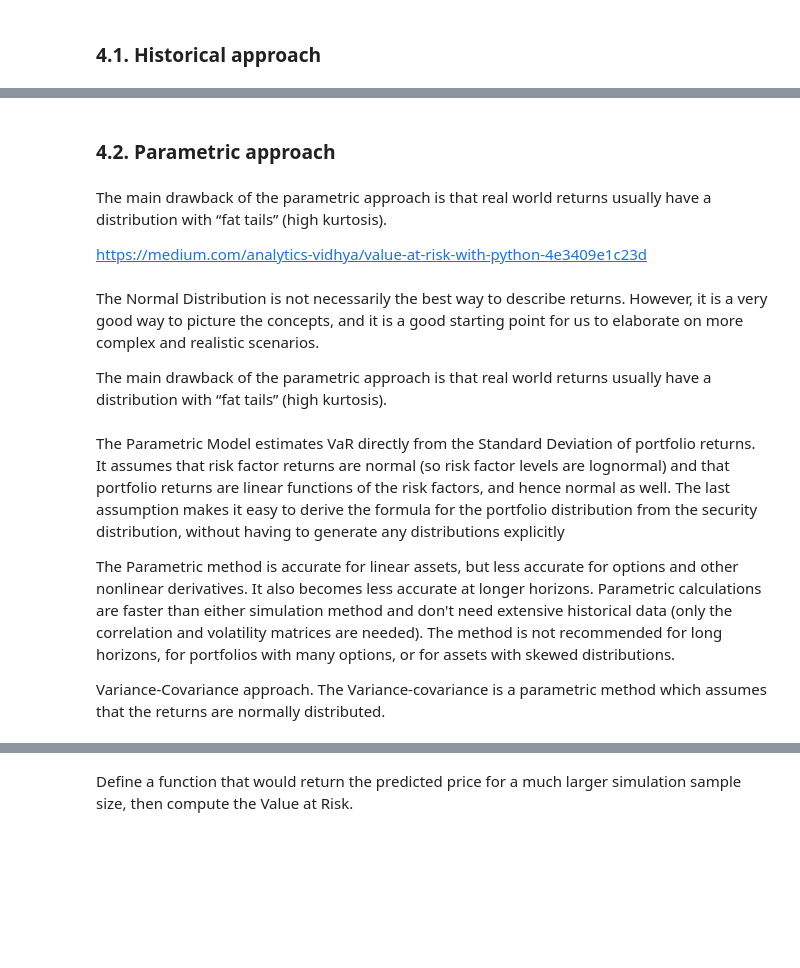
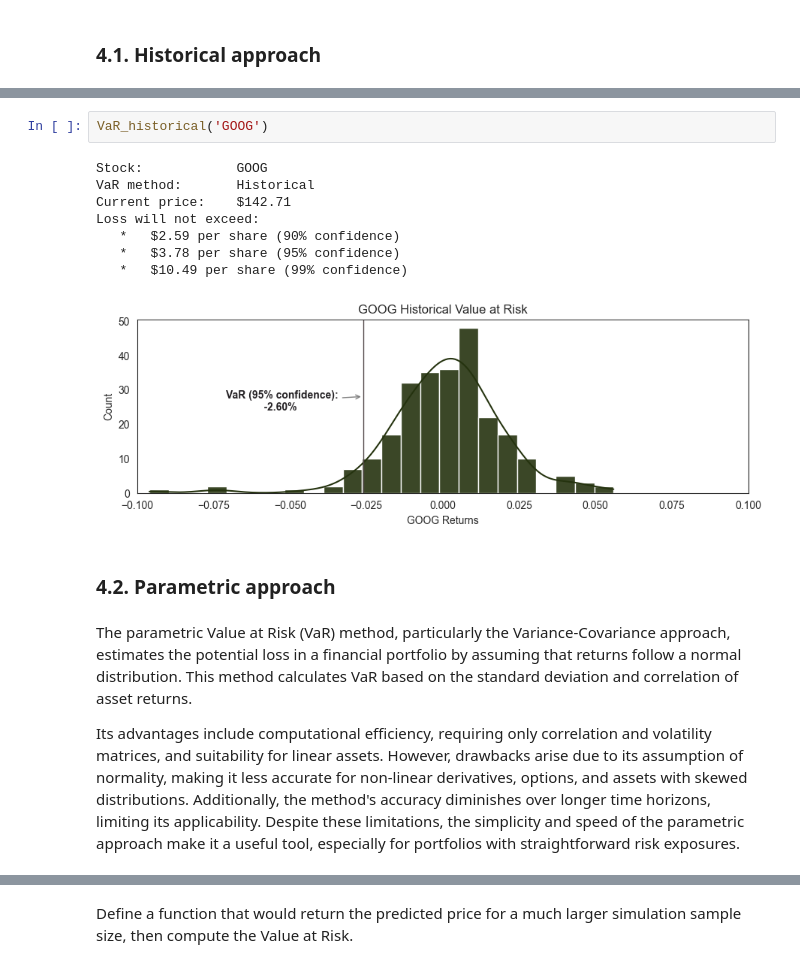
Before and after one commit to kellyle404/Risk_analysis_tech_stocks, a Jupyter notebook: finance.ipynb, the cells around one changed output, grey strips where cells are left out. Drawn from its saved outputs; the diff is of its cells as text; blank space fills up the shorter version.

```diff
--- a/finance.ipynb
+++ b/finance.ipynb
@@ -353,20 +376,21 @@ Loss will not exceed:
+# %%
+VaR_historical('GOOG')
+# %% [output]
+Stock:            GOOG
+VaR method:       Historical
+Current price:    $142.71
+Loss will not exceed:
+   *   $2.59 per share (90% confidence)
+   *   $3.78 per share (95% confidence)
+   *   $10.49 per share (99% confidence)
+[figure, added]
 # %% [markdown]
 <a name="parametric"></a>
 ### **4.2. Parametric approach**
-# %% [markdown]
-The main drawback of the parametric approach is that real world returns usually have a distribution with “fat tails” (high kurtosis).
-
-https://medium.com/analytics-vidhya/value-at-risk-with-python-4e3409e1c23d
-# %% [markdown]
-The Normal Distribution is not necessarily the best way to describe returns. However, it is a very good way to picture the concepts, and it is a good starting point for us to elaborate on more complex and realistic scenarios.
-
-The main drawback of the parametric approach is that real world returns usually have a distribution with “fat tails” (high kurtosis).
-# %% [markdown]
-The Parametric Model estimates VaR directly from the Standard Deviation of portfolio returns. It assumes that risk factor returns are normal (so risk factor levels are lognormal) and that portfolio returns are linear functions of the risk factors, and hence normal as well. The last assumption makes it easy to derive the formula for the portfolio distribution from the security distribution, without having to generate any distributions explicitly
-
-The Parametric method is accurate for linear assets, but less accurate for options and other non­linear derivatives. It also becomes less accurate at longer horizons. Parametric calculations are faster than either simulation method and don't need extensive historical data (only the correlation and volatility matrices are needed). The method is not recommended for long horizons, for portfolios with many options, or for assets with skewed distributions.
-
-Variance-Covariance approach. The Variance-covariance is a parametric method which assumes that the returns are normally distributed.
+# %% [markdown]
+The parametric Value at Risk (VaR) method, particularly the Variance-Covariance approach, estimates the potential loss in a financial portfolio by assuming that returns follow a normal distribution. This method calculates VaR based on the standard deviation and correlation of asset returns.
+
+Its advantages include computational efficiency, requiring only correlation and volatility matrices, and suitability for linear assets. However, drawbacks arise due to its assumption of normality, making it less accurate for non-linear derivatives, options, and assets with skewed distributions. Additionally, the method's accuracy diminishes over longer time horizons, limiting its applicability. Despite these limitations, the simplicity and speed of the parametric approach make it a useful tool, especially for portfolios with straightforward risk exposures.
 # %%
 def VaR_parametric(company):
     """
```
Also changed, not shown: parts of 47 cells of this notebook, 11 other files.
